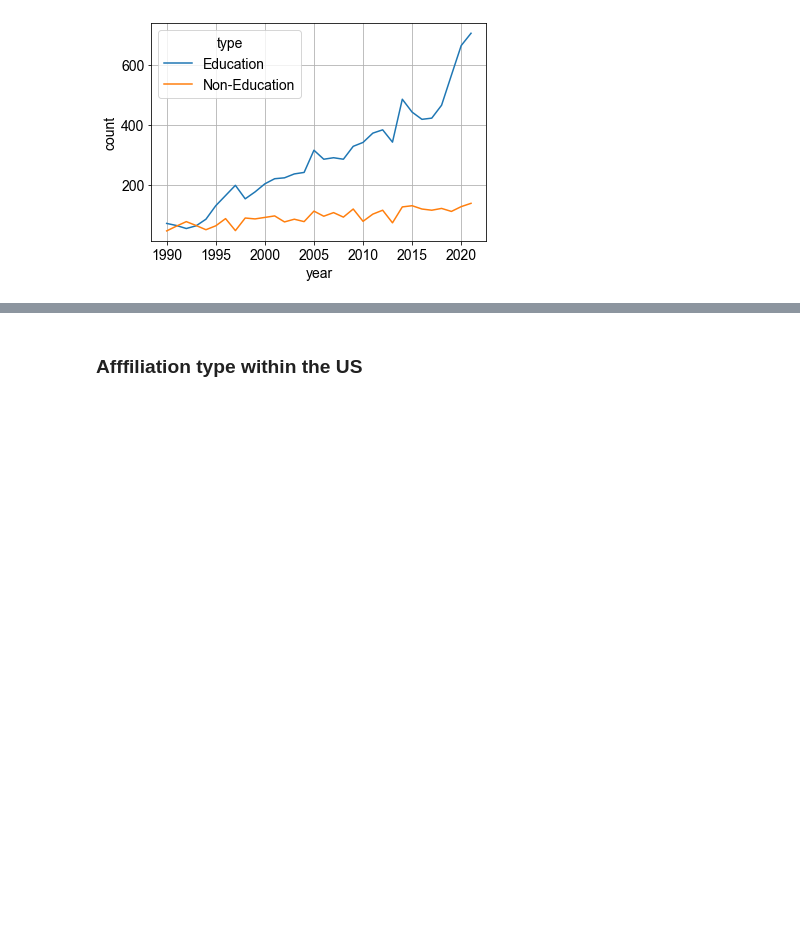
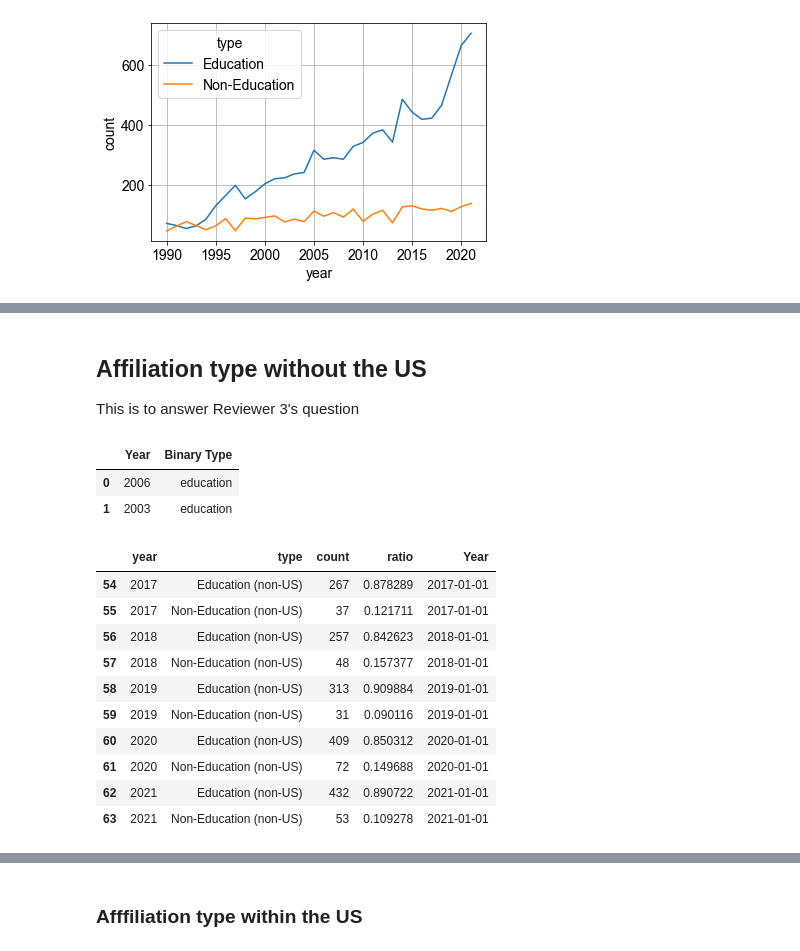
Before and after one commit to hongtaoh/32vis, a Jupyter notebook: analyses_and_get_figures/Authors_Visuals.ipynb, the cells around one changed output, grey strips where cells are left out. Saved outputs shown, nothing was run; the diff lists cells and outputs as text; code cells hidden in the pictures; blank space fills up the shorter version.

```diff
--- a/analyses_and_get_figures/Authors_Visuals.ipynb
+++ b/analyses_and_get_figures/Authors_Visuals.ipynb
@@ -439,3 +439,45 @@ chart2 = alt.Chart(source).mark_line().encode(
 alt.hconcat(chart1, chart2)
 # %% [output]
 [interactive output not drawn]
+# %% [markdown]
+## Affiliation type without the US
+
+This is to answer Reviewer 3's question
+# %%
+non_us_authors = author[author['Affiliation Country Code'] != 'US'][[
+    'Year', 'Binary Type']].reset_index(drop=True)
+non_us_authors.head(2)
+# %% [output]
+|  | Year | Binary Type |
+| 0 | 2006 | education |
+| 1 | 2003 | education |
+# %%
+tuples = []
+for group in non_us_authors.groupby('Year'):
+    year = group[0]
+    total = group[1].shape[0]
+    for subgroup in group[1].groupby('Binary Type'):
+        aff_type = subgroup[0]
+        count = subgroup[1].shape[0]
+        ratio = count / total
+        tuples.append((year, aff_type, count, ratio))
+# %%
+non_us_author_df = pd.DataFrame(list(tuples), columns=['year', 'type', 'count', 'ratio'])
+non_us_author_df['Year'] = pd.to_datetime(non_us_author_df['year'], format='%Y')
+non_us_author_df.replace({
+    'education': 'Education (non-US)',
+    'non-education': 'Non-Education (non-US)'
+}, inplace= True)
+non_us_author_df.tail(10)
+# %% [output]
+|  | year | type | count | ratio | Year |
+| 54 | 2017 | Education (non-US) | 267 | 0.878289 | 2017-01-01 |
+| 55 | 2017 | Non-Education (non-US) | 37 | 0.121711 | 2017-01-01 |
+| 56 | 2018 | Education (non-US) | 257 | 0.842623 | 2018-01-01 |
+| 57 | 2018 | Non-Education (non-US) | 48 | 0.157377 | 2018-01-01 |
+| 58 | 2019 | Education (non-US) | 313 | 0.909884 | 2019-01-01 |
+| 59 | 2019 | Non-Education (non-US) | 31 | 0.090116 | 2019-01-01 |
+| 60 | 2020 | Education (non-US) | 409 | 0.850312 | 2020-01-01 |
+| 61 | 2020 | Non-Education (non-US) | 72 | 0.149688 | 2020-01-01 |
+| 62 | 2021 | Education (non-US) | 432 | 0.890722 | 2021-01-01 |
+| 63 | 2021 | Non-Education (non-US) | 53 | 0.109278 | 2021-01-01 |
```
Also changed, not shown: parts of 2 cells of this notebook, 20 other files.
